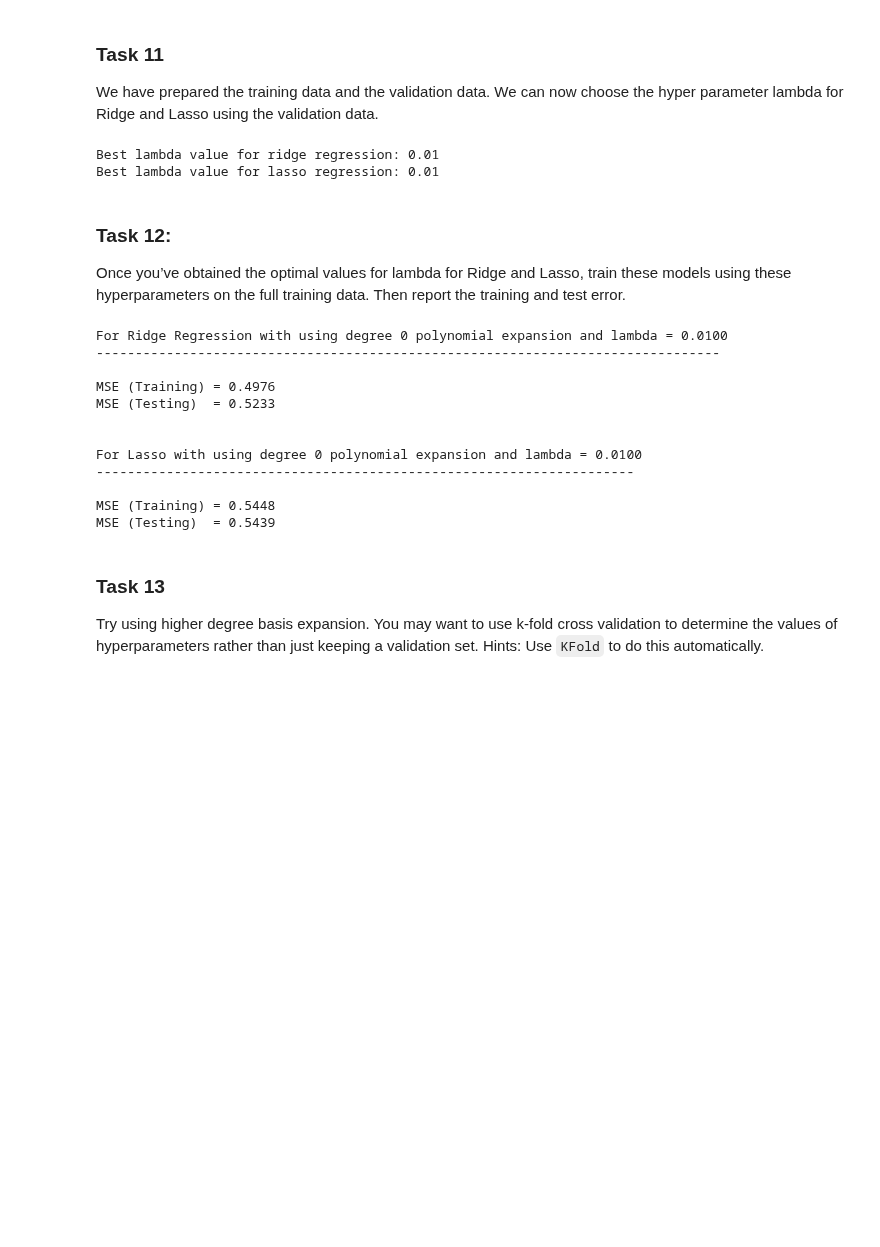
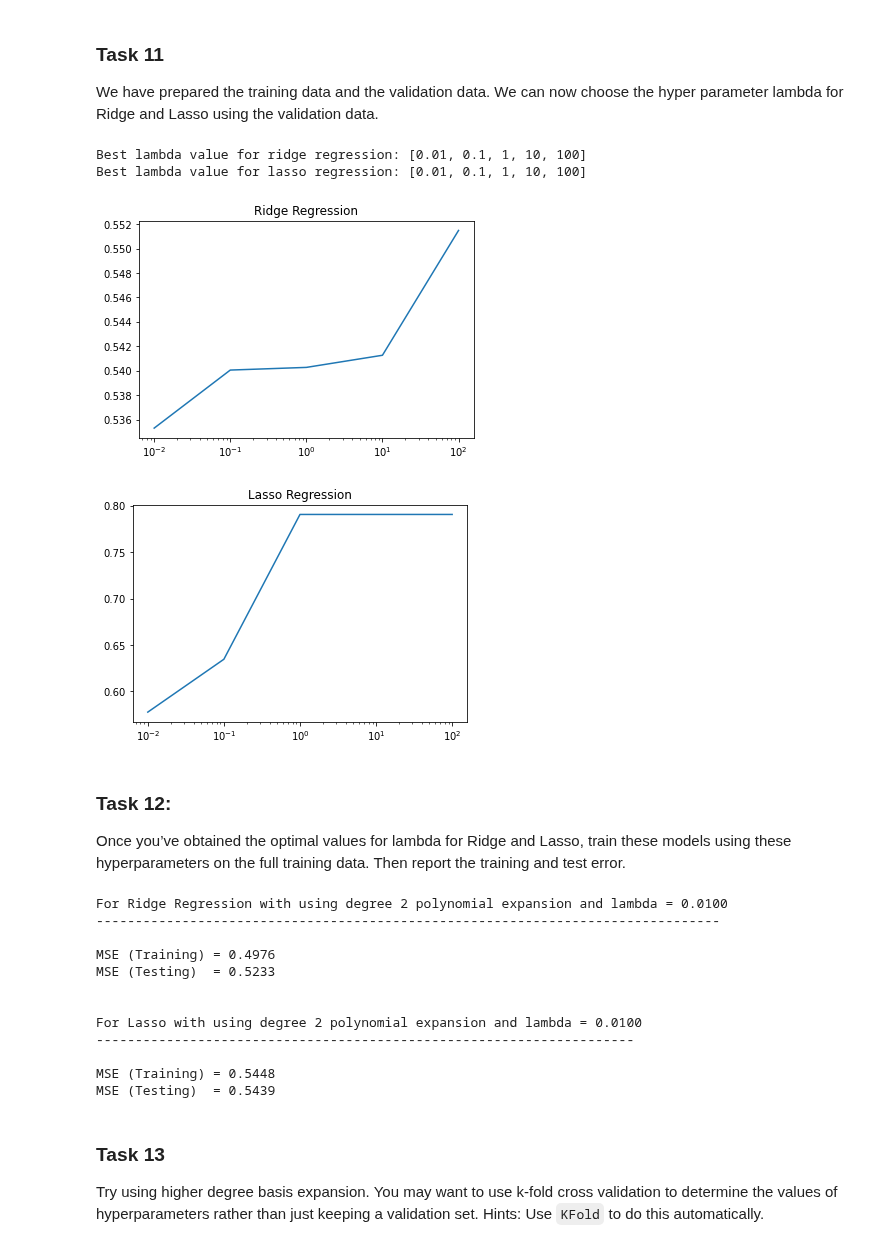
Before and after one commit to jan-kreischer/UZH_FODS, a Jupyter notebook: Practical-01/index.ipynb, the cells around one changed output. Saved outputs shown, nothing was run; the diff lists cells and outputs as text; code cells hidden in the pictures; blank space fills up the shorter version.

```diff
--- a/Practical-01/index.ipynb
+++ b/Practical-01/index.ipynb
@@ -455,46 +457,50 @@ We have prepared the training data and the validation data. We can now choose th
 # returns the lambda value that has the minimal mse
 # We use is_ridge to indicate the model we consider.
 # is_ridge = True indicates Ridge while is_ridge = False indicates Lasso
 def choose_hyper_param(X_train, y_train, X_valid, y_valid, is_ridge: bool):
     mse_arr = []
     lam_arr = []
-    title = ''
     for pow_lam in range(-2, 3):
         lam = 10 ** pow_lam
         if is_ridge:
-          title = "Ridge Regression"
           regression = Ridge(lam).fit(X_train, y_train)
         else:
-          title  = "Lasso Regression"
           regression = Lasso(lam).fit(X_train, y_train)
         # Get the predictions for the validation set
         y_pred = regression.predict(X_valid)
         # Calculate the mse
         mse = np.sum((y_pred - y_valid) ** 2) / y_valid.shape[0]
         # Add the mse when using the hyperparameter lam
         mse_arr.append(mse)
         lam_arr.append(lam)
 
     # get the index of the lambda value that has the minimal mse
     lambda_idx_min = np.argmin(np.array(mse_arr))
 
-    # plot of the lambda values and their mse
-    #plt.figure()
-    #plt.title(title)
-    #plt.semilogx(lam_arr, mse_arr)
-
     # return the best lambda value
-    return lam_arr[lambda_idx_min]
+    return lam_arr[lambda_idx_min], lam_arr, mse_arr
 
 # call the function to choose the lambda for Ridge and Lasso
-lam_ridge = choose_hyper_param(X_train, y_train, X_valid, y_valid, True)
-lam_lasso = choose_hyper_param(X_train, y_train, X_valid, y_valid, False)
+lam_ridge_opt, lam_ridge, mse_ridge = choose_hyper_param(X_train, y_train, X_valid, y_valid, is_ridge=True)
+lam_lasso_opt, lam_lasso, mse_lasso = choose_hyper_param(X_train, y_train, X_valid, y_valid, is_ridge=False)
 
 print("Best lambda value for ridge regression:", lam_ridge)
 print("Best lambda value for lasso regression:", lam_lasso)
+
+plt.figure()
+plt.title("Ridge Regression")
+plt.semilogx(lam_ridge, mse_ridge)
+plt.show()
+
+plt.figure()
+plt.title("Lasso Regression")
+plt.semilogx(lam_lasso, mse_lasso)
+plt.show()
 # %% [output]
-Best lambda value for ridge regression: 0.01
-Best lambda value for lasso regression: 0.01
+Best lambda value for ridge regression: [0.01, 0.1, 1, 10, 100]
+Best lambda value for lasso regression: [0.01, 0.1, 1, 10, 100]
+[figure, added]
+[figure, added]
 # %% [markdown]
 ### **Task 12**:
 Once you’ve obtained the optimal values for lambda for Ridge and Lasso, train these models using these hyperparameters on the full training data. Then report
@@ -503,37 +509,37 @@ the training and test error.
 # TODO: train the Ridge and Lasso models using their best parameters, and
 #       report their mse
 # Ridge Regression
-regression = Ridge(lam_ridge).fit(X_train, y_train)
+regression = Ridge(lam_ridge_opt).fit(X_train, y_train)
 y_train_prediction_Ridge = regression.predict(X_train)
 y_test_prediction_Ridge = regression.predict(X_test)
 mse_ridge_train = np.sum((y_train-y_train_prediction_Ridge)**2) / y_train.shape[0]
 mse_ridge_test = np.sum((y_test-y_test_prediction_Ridge)**2) / y_test.shape[0]
 # Lasso Regression
-regression = Lasso(lam_lasso).fit(X_train, y_train)
+regression = Lasso(lam_lasso_opt).fit(X_train, y_train)
 y_train_prediction_Lasso = regression.predict(X_train)
 y_test_prediction_Lasso = regression.predict(X_test)
 mse_lasso_train = np.sum((y_train-y_train_prediction_Lasso)**2) / y_train.shape[0]
 mse_lasso_test = np.sum((y_test-y_test_prediction_Lasso)**2) / y_test.shape[0]
 
 # Report the result
-print('For Ridge Regression with using degree %d polynomial expansion and lambda = %.4f' % (lam_ridge, lam_ridge))
+print('For Ridge Regression with using degree %d polynomial expansion and lambda = %.4f' % (2, lam_ridge_opt))
 print('--------------------------------------------------------------------------------\n')
 print('MSE (Training) = %.4f' % mse_ridge_train)
 print('MSE (Testing)  = %.4f' % mse_ridge_test)
 
-print('\n\nFor Lasso with using degree %d polynomial expansion and lambda = %.4f' % (lam_lasso, lam_lasso))
+print('\n\nFor Lasso with using degree %d polynomial expansion and lambda = %.4f' % (2, lam_lasso_opt))
 print('---------------------------------------------------------------------\n')
 print('MSE (Training) = %.4f' % mse_lasso_train)
 print('MSE (Testing)  = %.4f' % mse_lasso_test)
 # %% [output]
-For Ridge Regression with using degree 0 polynomial expansion and lambda = 0.0100
+For Ridge Regression with using degree 2 polynomial expansion and lambda = 0.0100
 --------------------------------------------------------------------------------
 
 MSE (Training) = 0.4976
 MSE (Testing)  = 0.5233
 
 
-For Lasso with using degree 0 polynomial expansion and lambda = 0.0100
+For Lasso with using degree 2 polynomial expansion and lambda = 0.0100
 ---------------------------------------------------------------------
 
 MSE (Training) = 0.5448
```
Also changed, not shown: parts of 4 cells of this notebook.
